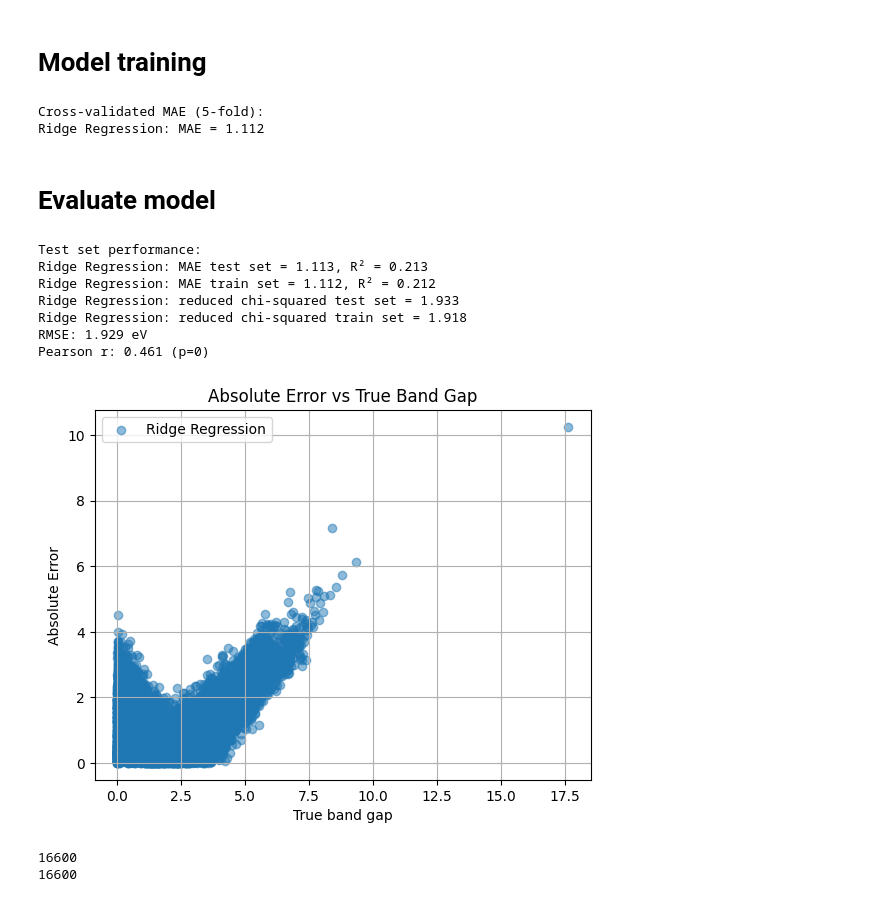
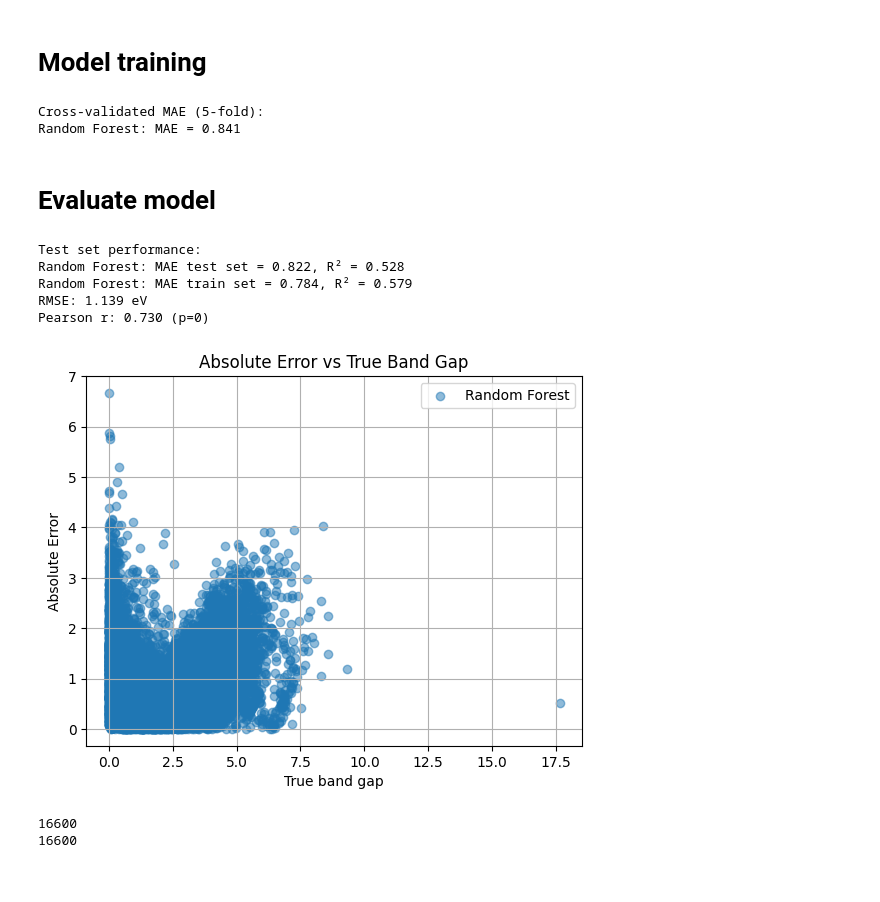
Before and after one commit to immischein/ML-bandgap, a Jupyter notebook: model_building.ipynb, the cells around one changed output. Drawn from its saved outputs; the diff is of its cells as text; code cells hidden in the pictures.

Commit message:
with robert's full dataset

```diff
--- a/model_building.ipynb
+++ b/model_building.ipynb
@@ -38,7 +38,7 @@ Mounted at /content/drive
 import sys
 sys.path.append('/content/drive/MyDrive/ColabImports')
 
-df = pd.read_csv('/content/drive/MyDrive/Project Documents ML-CMT/bandgap_dataset_premium.csv')
+df = pd.read_csv('/content/drive/MyDrive/Project Documents ML-CMT/bandgap_dataset_full.csv')
 # %%
 df.head()
 # %% [output]
@@ -104,7 +113,7 @@ shear_modulus: 79092
 # %%
 # Drop columns that are prohibited
 
-df = df.drop(columns='vbm')
+#df = df.drop(columns='vbm')
 df = df.drop(columns='cbm')
 df = df.drop(columns='formula')
 df = df.drop(columns='material_id')
@@ -181,8 +190,8 @@ print(np.shape(X_train))
 models = {
     #"Dummy": DummyRegressor(),
     #"Linear Regression": LinearRegression(),
-    "Ridge Regression": Ridge(),
-    #"Random Forest": RandomForestRegressor(random_state=42,  n_estimators=50, max_depth=10, n_jobs=-1)
+    #"Ridge Regression": Ridge(),
+    "Random Forest": RandomForestRegressor(random_state=42,  n_estimators=50, max_depth=10, n_jobs=-1)
 
 }
 # %% [markdown]
@@ -197,7 +206,7 @@ for name, model in models.items():
     print(f"{name}: MAE = {-np.mean(scores):.3f}")
 # %% [output]
 Cross-validated MAE (5-fold):
-Ridge Regression: MAE = 1.112
+Random Forest: MAE = 0.841
 # %% [markdown]
 # Evaluate model
 # %%
@@ -213,49 +222,47 @@ for name, model in models.items():
 
     # V add count number of learning parameters
     # they do not change the result much, the number of parameters is small
-    num_weights = len(model.coef_)  # for linear regression models and Ridge
+    #num_weights = len(model.coef_)  # for linear regression models and Ridge
     #num_weights = sum(tree.tree_.node_count for tree in model.estimators_)  # for tree models
 
     # V adds chisquare manually
-    red_chi2 = sum((y_pred - y_test)**2) / (len(y_test) - num_weights)
-    red_chi2_train = sum((y_train_pred - y_train)**2) / (len(y_train) - num_weights)
+    #red_chi2 = sum((y_pred - y_test)**2) / (len(y_test) - num_weights)
+    #red_chi2_train = sum((y_train_pred - y_train)**2) / (len(y_train) - num_weights)
 
 
     mae = mean_absolute_error(y_test, y_pred)
     mae_train = mean_absolute_error(y_train_pred, y_train)
     r2 = r2_score(y_test, y_pred)
     r2_train = r2_score(y_train, y_train_pred)
     results[name] = {"mae": mae, "r2": r2}
 
     print(f"{name}: MAE test set = {mae:.3f}, R² = {r2:.3f}")
     print(f"{name}: MAE train set = {mae_train:.3f}, R² = {r2_train:.3f}")
-    print(f"{name}: reduced chi-squared test set = {red_chi2:.3f}")
-    print(f"{name}: reduced chi-squared train set = {red_chi2_train:.3f}")
+    #print(f"{name}: reduced chi-squared test set = {red_chi2:.3f}")
+    #print(f"{name}: reduced chi-squared train set = {red_chi2_train:.3f}")
     print(f"RMSE: {mean_squared_error(y_test, y_pred):.3f} eV")
     corr, p = pearsonr(y_test, y_pred)
     print(f"Pearson r: {corr:.3f} (p={p:.3g})")
 
     # Plot MAE vs true value
     #absolute_error = np.mean(np.abs(y_pred - y_test))
     #plt.scatter(y_test, absolute_error, label=name, alpha=0.5)
 
     plt.scatter(y_test, np.abs(y_pred - y_test), label=name, alpha=0.5)
 
 plt.xlabel("True band gap")
 plt.ylabel("Absolute Error")
 plt.title("Absolute Error vs True Band Gap")
 plt.legend()
 plt.grid(True)
 plt.show()
 # %% [output]
 Test set performance:
-Ridge Regression: MAE test set = 1.113, R² = 0.213
-Ridge Regression: MAE train set = 1.112, R² = 0.212
-Ridge Regression: reduced chi-squared test set = 1.933
-Ridge Regression: reduced chi-squared train set = 1.918
-RMSE: 1.929 eV
-Pearson r: 0.461 (p=0)
+Random Forest: MAE test set = 0.822, R² = 0.528
+Random Forest: MAE train set = 0.784, R² = 0.579
+RMSE: 1.139 eV
+Pearson r: 0.730 (p=0)
-[figure, old version]
+[figure, new version]
 # %%
 import numpy as np
 import matplotlib.pyplot as plt
```
Also changed, not shown: parts of 6 cells of this notebook.
